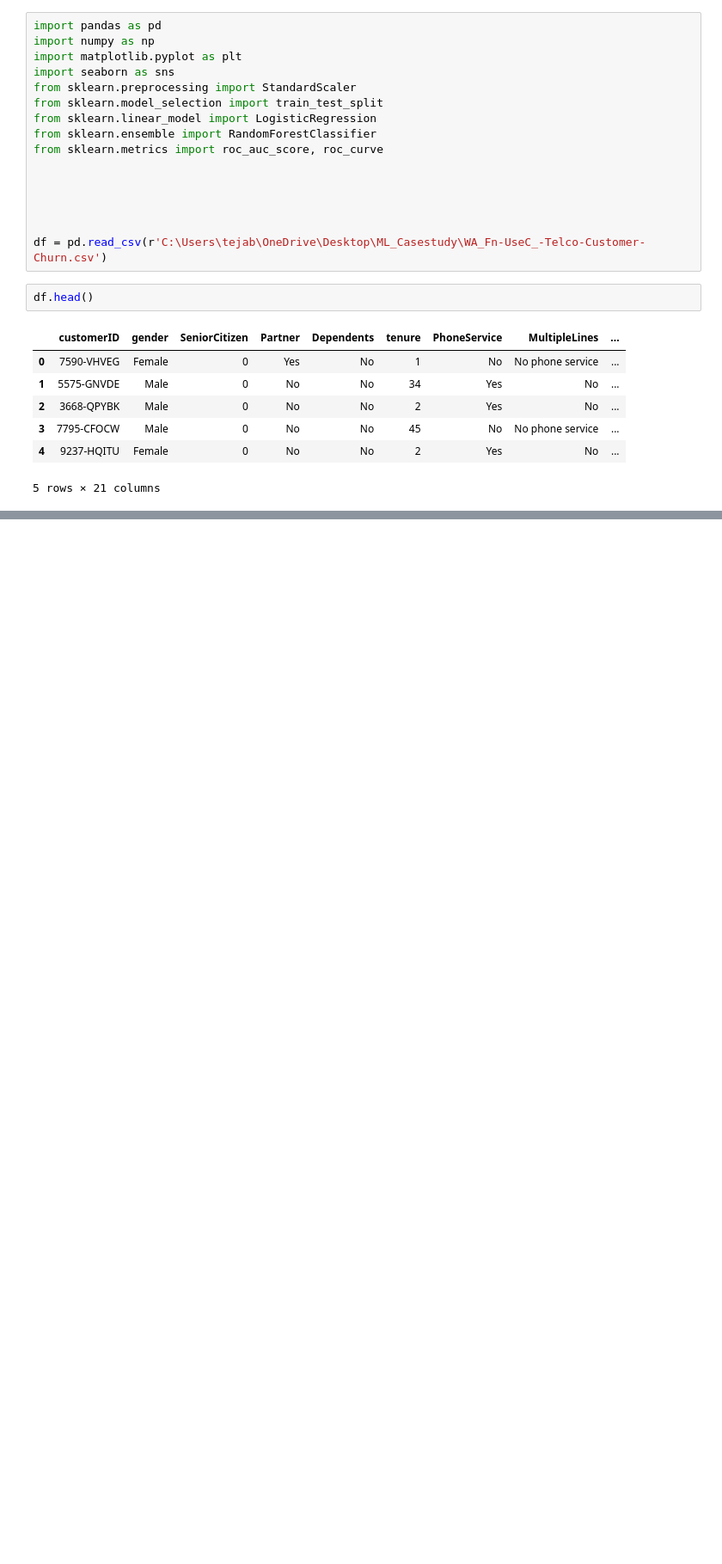
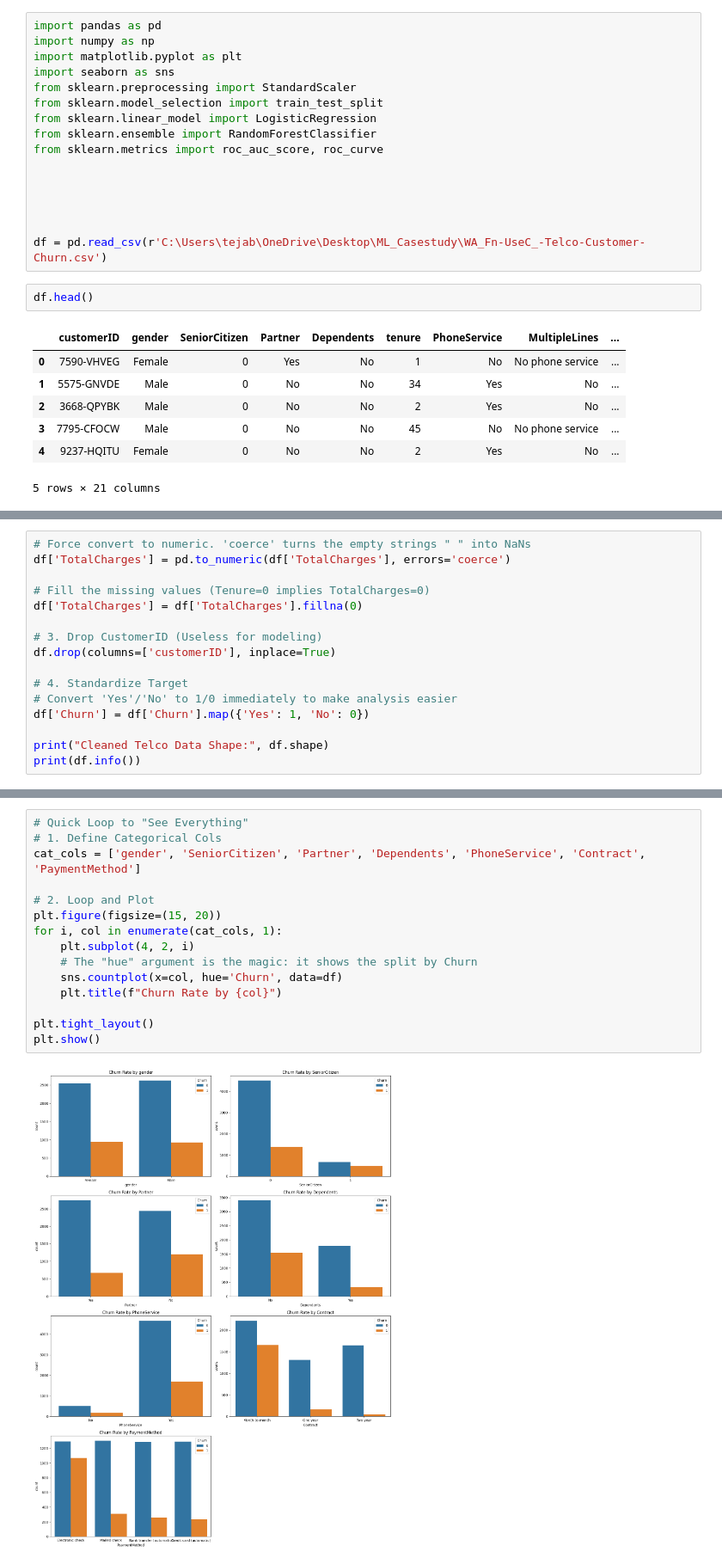
Before and after one commit to tejaz30/ML_comparitiveStudy, a Jupyter notebook: telecustomer.ipynb, the cells around one changed output, grey strips where cells are left out. Shown: that part at 86% size. Saved outputs shown, nothing was run; the diff lists cells and outputs as text; blank space fills up the shorter version.

```diff
--- a/telecustomer.ipynb
+++ b/telecustomer.ipynb
@@ -53,0 +72,16 @@ dtype: float64
+# %%
+# Force convert to numeric. 'coerce' turns the empty strings " " into NaNs
+df['TotalCharges'] = pd.to_numeric(df['TotalCharges'], errors='coerce')
+
+# Fill the missing values (Tenure=0 implies TotalCharges=0)
+df['TotalCharges'] = df['TotalCharges'].fillna(0)
+
+# 3. Drop CustomerID (Useless for modeling)
+df.drop(columns=['customerID'], inplace=True)
+
+# 4. Standardize Target
+# Convert 'Yes'/'No' to 1/0 immediately to make analysis easier
+df['Churn'] = df['Churn'].map({'Yes': 1, 'No': 0})
+
+print("Cleaned Telco Data Shape:", df.shape)
+print(df.info())
@@ -53,0 +106,17 @@ dtype: float64
+# %%
+# Quick Loop to "See Everything"
+# 1. Define Categorical Cols
+cat_cols = ['gender', 'SeniorCitizen', 'Partner', 'Dependents', 'PhoneService', 'Contract', 'PaymentMethod']
+
+# 2. Loop and Plot
+plt.figure(figsize=(15, 20))
+for i, col in enumerate(cat_cols, 1):
+    plt.subplot(4, 2, i)
+    # The "hue" argument is the magic: it shows the split by Churn
+    sns.countplot(x=col, hue='Churn', data=df)
+    plt.title(f"Churn Rate by {col}")
+
+plt.tight_layout()
+plt.show()
+# %% [output]
+[figure, added]
```
Also changed, not shown: parts of 13 cells of this notebook.
